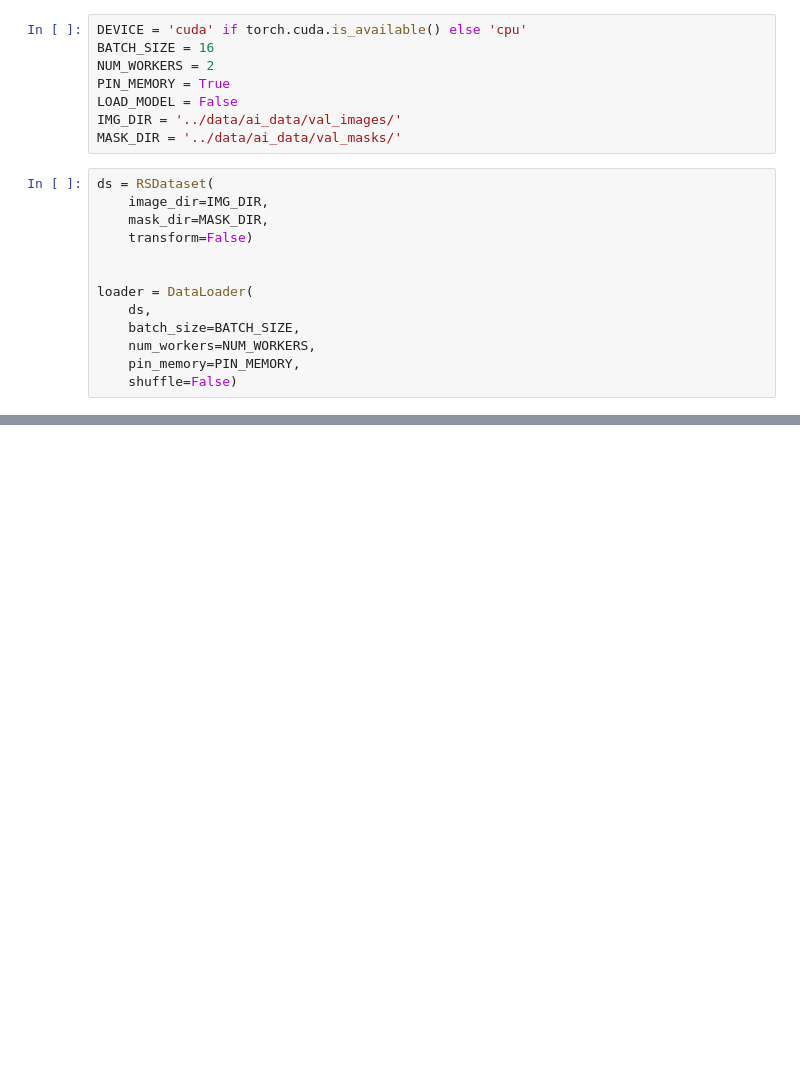
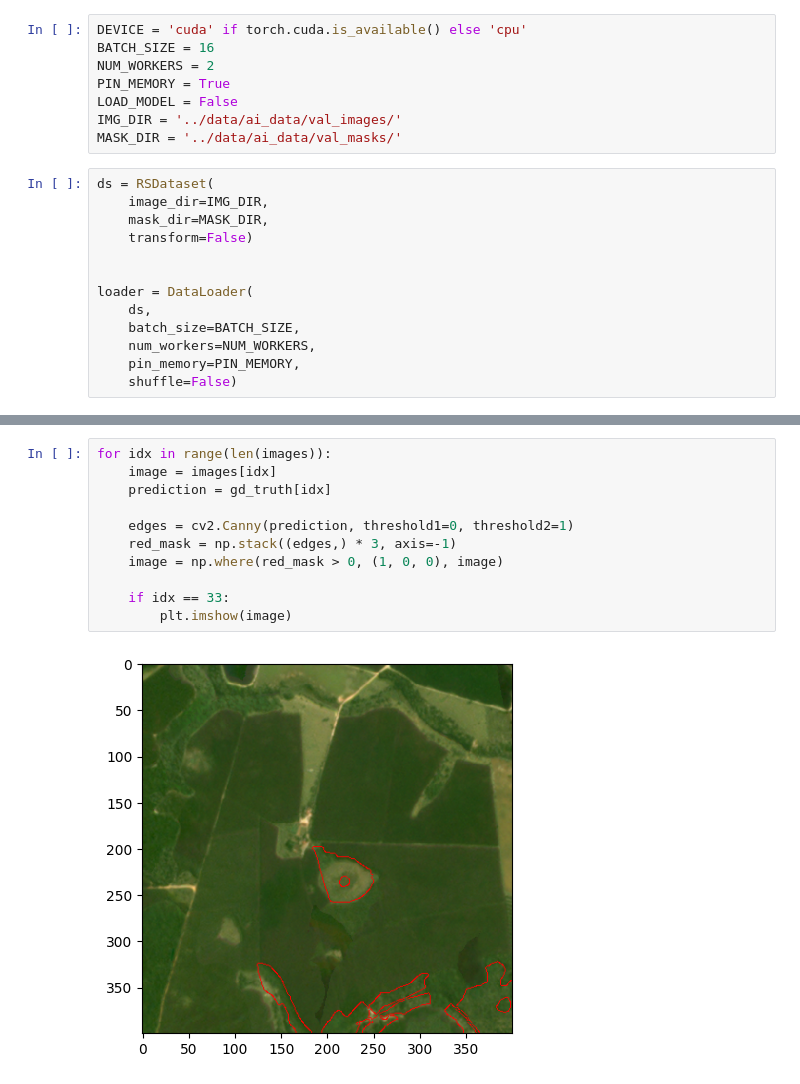
Before and after one commit to fnincao/reforestation-CNN, a Jupyter notebook: notebooks/3_u-net.ipynb, the cells around one changed output, grey strips where cells are left out. Drawn from its saved outputs; the diff is of its cells as text; blank space fills up the shorter version.

```diff
--- a/notebooks/3_u-net.ipynb
+++ b/notebooks/3_u-net.ipynb
@@ -43,0 +104,13 @@ with torch.no_grad():
+# %%
+for idx in range(len(images)):
+    image = images[idx]
+    prediction = gd_truth[idx]
+
+    edges = cv2.Canny(prediction, threshold1=0, threshold2=1)
+    red_mask = np.stack((edges,) * 3, axis=-1)
+    image = np.where(red_mask > 0, (1, 0, 0), image)
+
+    if idx == 33:
+        plt.imshow(image)
+# %% [output]
+[figure, added]
```
Also changed, not shown: parts of 8 cells of this notebook, 2 other files.
